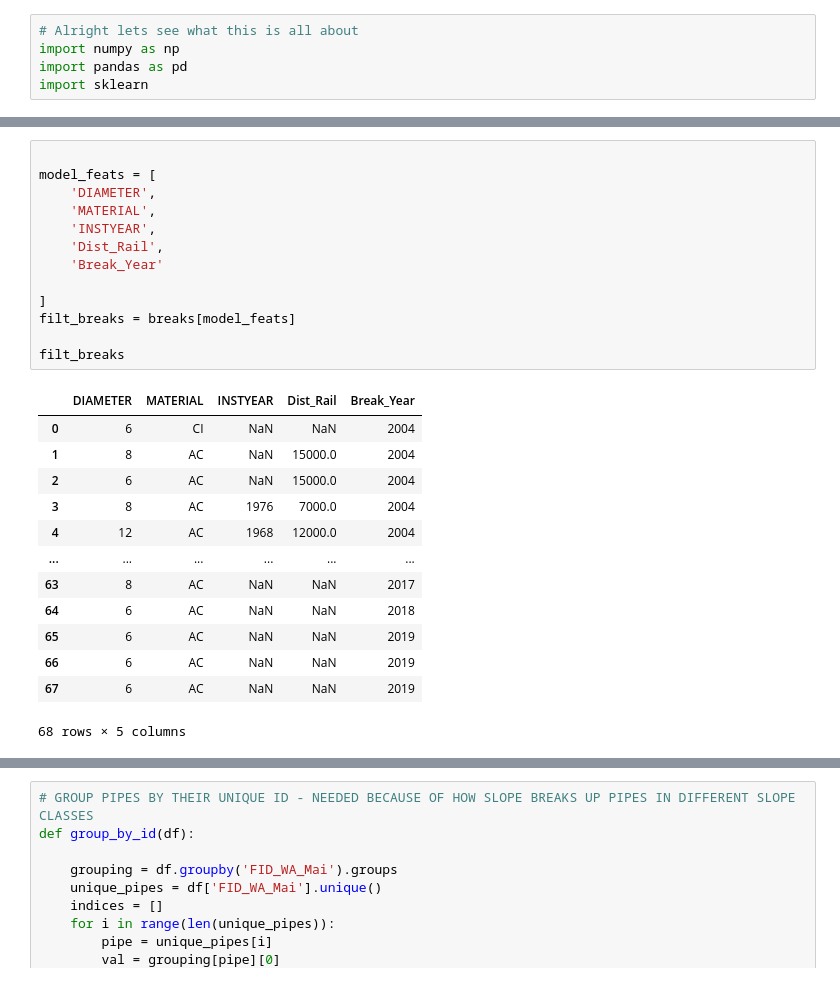
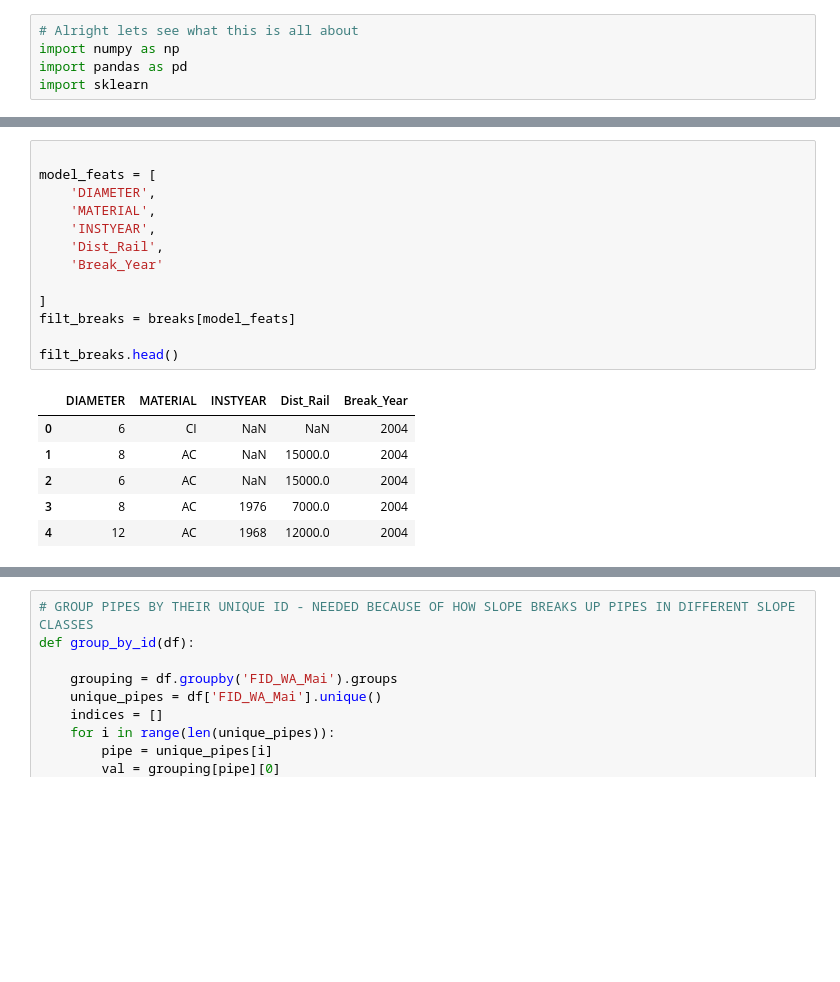
Before and after one commit to nlsschim/Water-Pipe-Project, a Jupyter notebook: first_notebook.ipynb, the cells around one changed output, grey strips where cells are left out. Saved outputs shown, nothing was run; the diff lists cells and outputs as text; blank space fills up the shorter version.

```diff
--- a/first_notebook.ipynb
+++ b/first_notebook.ipynb
@@ -48,30 +34,23 @@ pipes
 # %%
 
 model_feats = [
     'DIAMETER',
     'MATERIAL',
     'INSTYEAR',
     'Dist_Rail',
     'Break_Year'
 
 ]
 filt_breaks = breaks[model_feats]
 
-filt_breaks
+filt_breaks.head()
 # %% [output]
 |  | DIAMETER | MATERIAL | INSTYEAR | Dist_Rail | Break_Year |
 | 0 | 6 | CI | NaN | NaN | 2004 |
 | 1 | 8 | AC | NaN | 15000.0 | 2004 |
 | 2 | 6 | AC | NaN | 15000.0 | 2004 |
 | 3 | 8 | AC | 1976 | 7000.0 | 2004 |
 | 4 | 12 | AC | 1968 | 12000.0 | 2004 |
-| ... | ... | ... | ... | ... | ... |
-| 63 | 8 | AC | NaN | NaN | 2017 |
-| 64 | 6 | AC | NaN | NaN | 2018 |
-| 65 | 6 | AC | NaN | NaN | 2019 |
-| 66 | 6 | AC | NaN | NaN | 2019 |
-| 67 | 6 | AC | NaN | NaN | 2019 |
-68 rows × 5 columns
 # %%
 filt_breaks['Break_Year'].map(lambda x: int(x), na_action='ignore')
 #filt_breaks.dropna()
```
Also changed, not shown: parts of 10 cells of this notebook.
